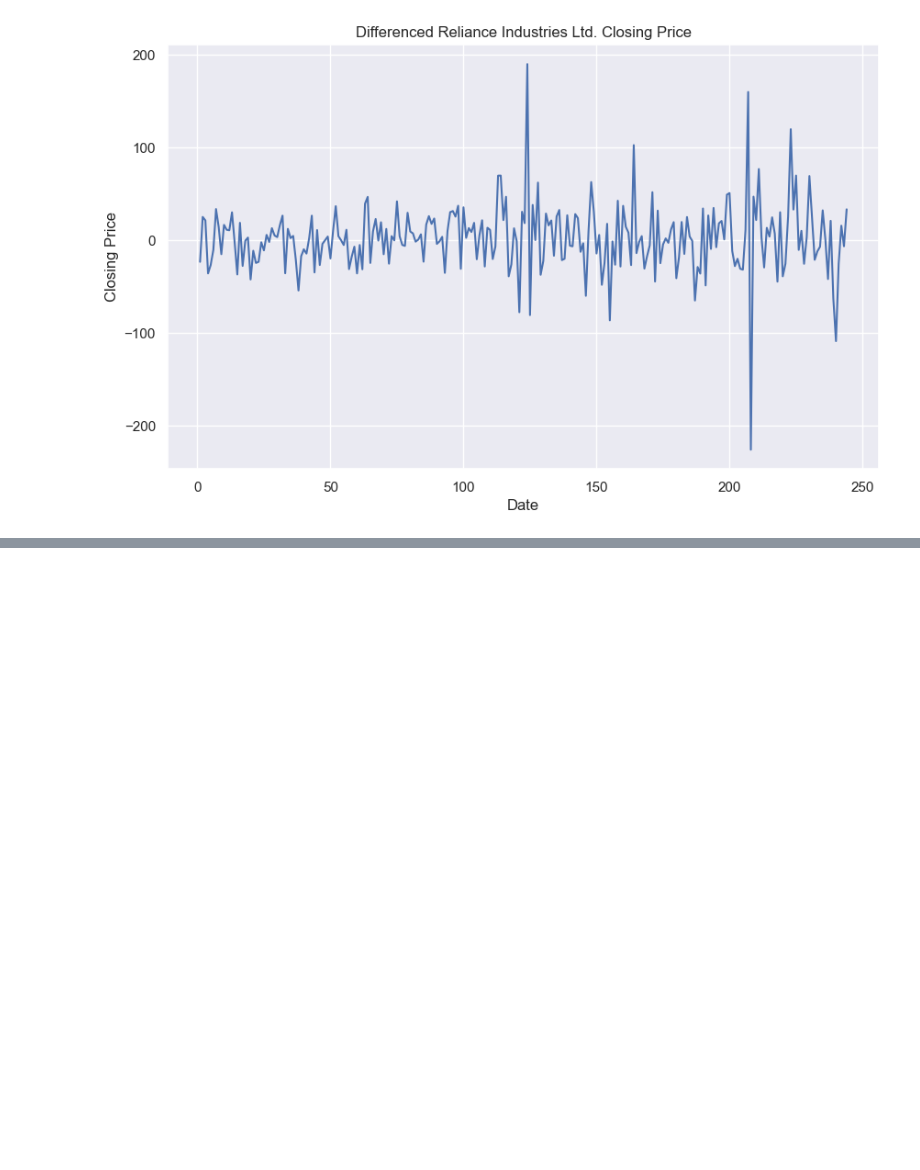
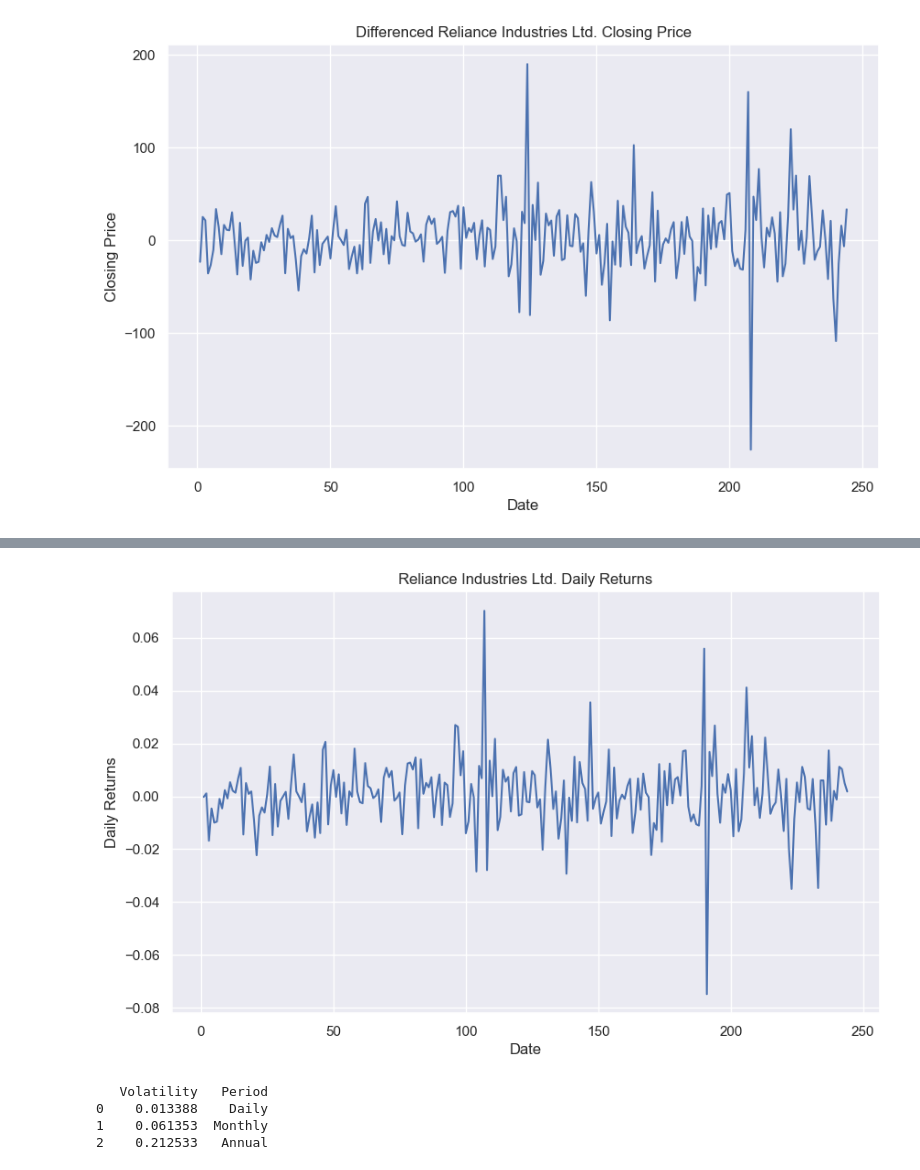
Before and after one commit to AmazingK2k3/Financial-Modelling, a Jupyter notebook: TimeSeriesForecasting_ARIMA.ipynb, the cells around one changed output, grey strips where cells are left out. Cells and saved outputs as stored; diff of their text form; code cells hidden in the pictures; blank space fills up the shorter version.

```diff
--- a/TimeSeriesForecasting_ARIMA.ipynb
+++ b/TimeSeriesForecasting_ARIMA.ipynb
@@ -544 +471,32 @@ print(forecast_mean)
 Freq: D, Name: predicted_mean, dtype: float64
+# %%
+# returns and returns means
+returns = reliance_data['Close'].pct_change().dropna()
+returns_mean = returns.mean()
+
+# Plot the returns
+plt.figure(figsize=(10, 6))
+plt.plot(returns)
+plt.title('Reliance Industries Ltd. Daily Returns')
+plt.xlabel('Date')
+plt.ylabel('Daily Returns')
+plt.show()
+# %% [output]
+[figure, added]
+# %%
+#Measuring volatility, daily, monthly and annual
+daily_volatility = returns.std()
+monthly_volatility = returns.std() * np.sqrt(21)
+annual_volatility = returns.std() * np.sqrt(252)
+
+#Tabulate the results
+volatility_data = pd.DataFrame({
+    'Volatility': [daily_volatility, monthly_volatility, annual_volatility],
+    'Period': ['Daily', 'Monthly', 'Annual']
+})
+print(volatility_data)
+# %% [output]
+   Volatility   Period
+0    0.013388    Daily
+1    0.061353  Monthly
+2    0.212533   Annual
```
Also changed, not shown: parts of 36 cells of this notebook, 1 other file.
